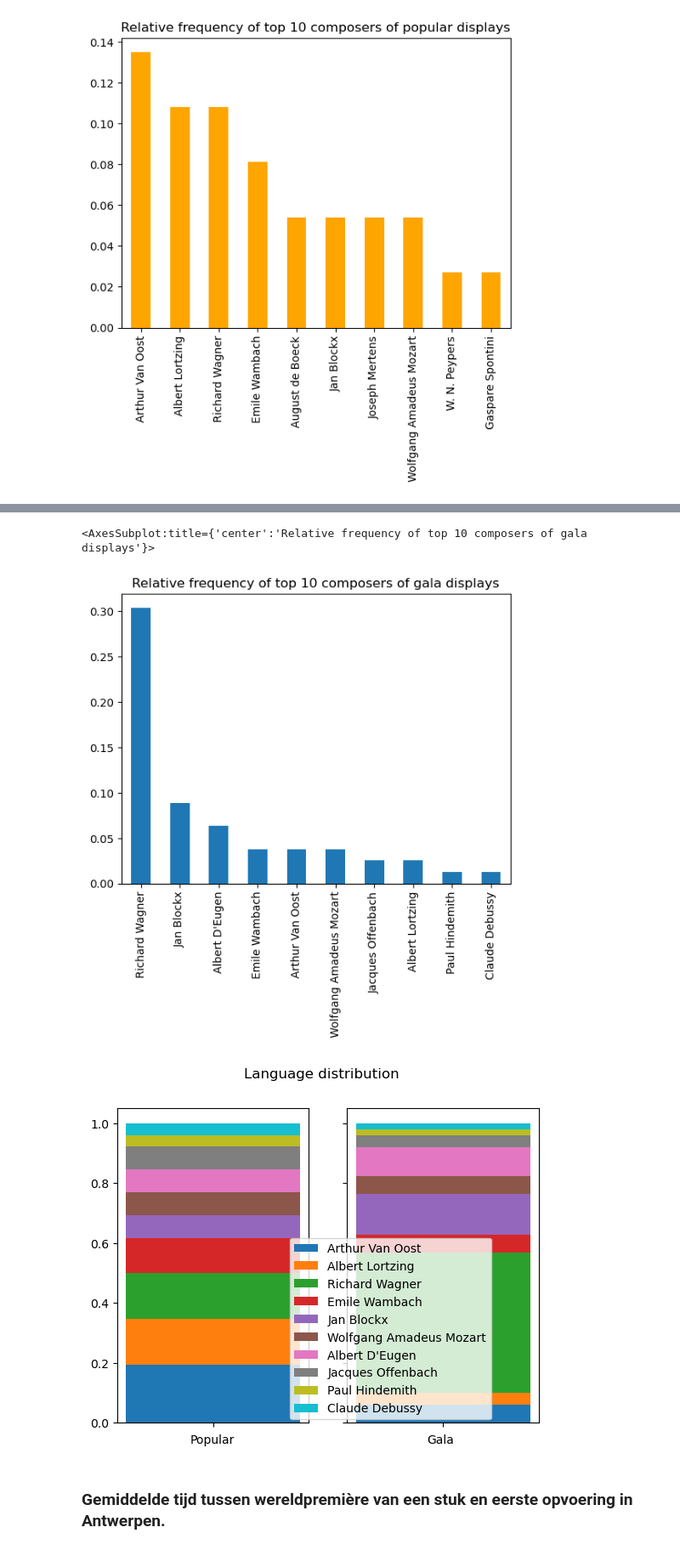
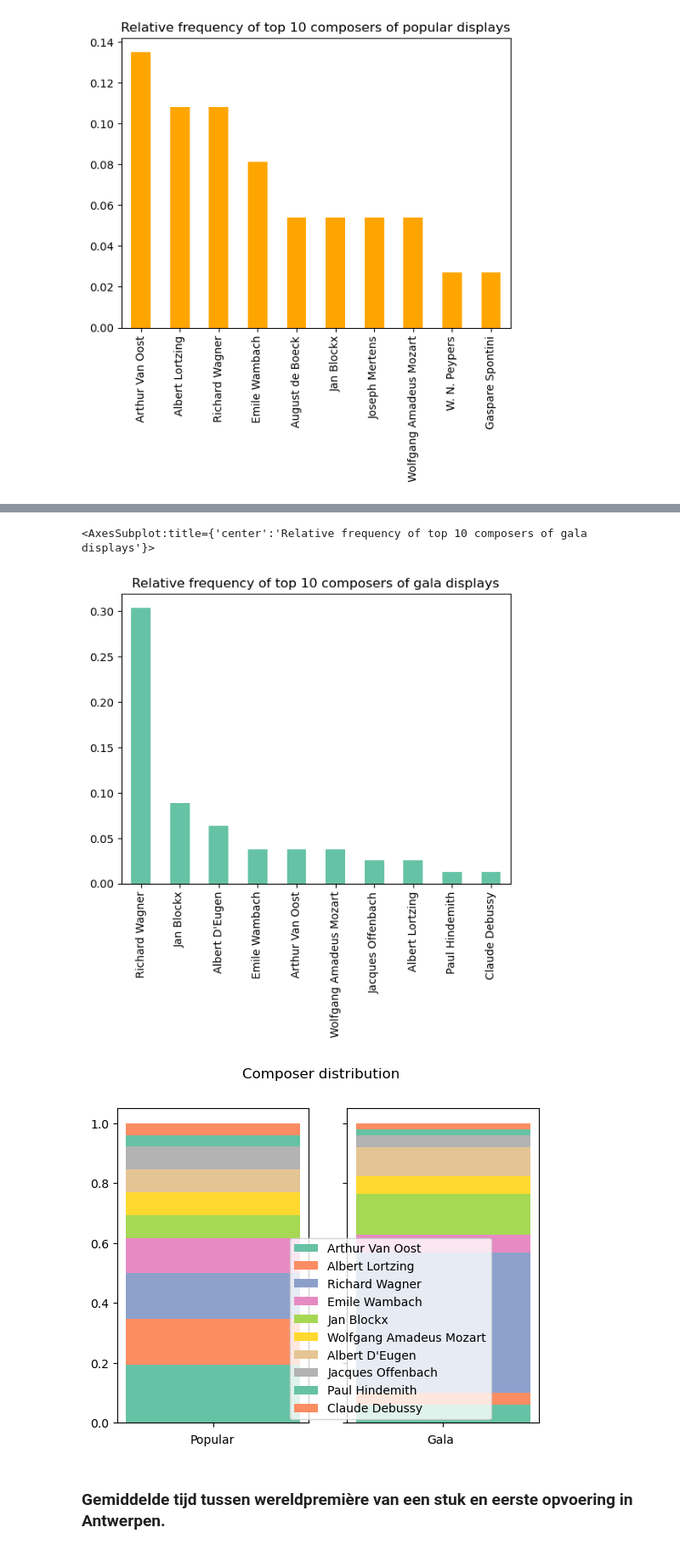
Before and after one commit to MonaDT/OPERA, a Jupyter notebook: notebooks/Data_exploration.ipynb, the cells around one changed output, grey strips where cells are left out. Shown at 85% size. Saved outputs shown, nothing was run; the diff lists cells and outputs as text; code cells hidden in the pictures.

Commit message:
new_plots

```diff
--- a/notebooks/Data_exploration.ipynb
+++ b/notebooks/Data_exploration.ipynb
@@ -6,5 +6,7 @@ Dataset met alle metadata en preprocessing steps binnenhalen.
 import pandas as pd
 import matplotlib.pyplot as plt
 import numpy as np
-df = pd.read_csv("../Materials/KVO_META.csv", encoding='utf8', index_col=False)
+import seaborn as sns
+df = pd.read_csv("../Materials/KVO_META.csv", encoding='Latin-1', index_col=False)
 df['Genre'] = df['genre'].str.lower()
+sns.set_palette("Set2")
@@ -159,3 +217,17 @@ testV.plot(kind='bar', title='Relative frequency of top 10 composers of popular
 # %% [output]
 <AxesSubplot:title={'center':'Relative frequency of top 10 composers of popular displays'}>
 [figure]
+# %%
+import matplotlib.pyplot as plt
+import seaborn as sns
+
+testV = volk['Composer'].value_counts(normalize=True).head(10)
+
+sns.set_style('whitegrid')
+plt.figure(figsize=(10,6))
+ax = sns.barplot(x=testV.index, y=testV.values, palette='Oranges')
+plt.title('Relative frequency of top 10 composers of popular displays')
+plt.xlabel('Composer')
+plt.ylabel('Relative Frequency')
+plt.xticks(rotation=45)
+plt.show()
@@ -164,7 +238,7 @@ testG = galas['Composer'].value_counts(normalize=True).head(10)
 testG.plot(kind='bar', title= 'Relative frequency of top 10 composers of gala displays')
 # %% [output]
 <AxesSubplot:title={'center':'Relative frequency of top 10 composers of gala displays'}>
-[figure, old version]
+[figure, new version]
 # %%
 import matplotlib.pyplot as plt
 import numpy as np
@@ -202,35 +276,35 @@ for i, key in enumerate(keys):
         #color = colors[i]
         ax1.bar(x_labels_1, stacked_data_1[i], bottom=stacked_data_1[:i].sum(axis=0))
 
 # Add a legend for the first chart
 #ax1.legend([key for key in keys if key in data_1.keys()])
 
 # Define the x-axis labels for the second chart
 x_labels_2 = ['']
 
 # Stack the data for the second chart
 stacked_data_2 = np.row_stack([data_2.get(key, 0) for key in keys])
 stacked_data_2 = stacked_data_2 / stacked_data_2.sum(axis=0)
 
 # Create the stacked bar chart for the second chart
 for i, key in enumerate(keys):
     if key in data_2.keys():
         #color = colors[i]
         ax2.bar(x_labels_2, stacked_data_2[i], bottom=stacked_data_2[:i].sum(axis=0))
 
 # Add a legend for the second chart
 ax2.legend([key for key in keys if key in data_2.keys()], loc = (-0.3, 0.01))
 
 # Add axis labels and title
 fig.text(0.3, 0.06, 'Popular', ha='center')
 fig.text(0.72, 0.06, 'Gala', ha='center')
 #fig.text(0.08, 0.5, 'Percentages', va='center', rotation='vertical')
-fig.suptitle('Language distribution')
+fig.suptitle('Composer distribution')
 
 # Display the chart
 plt.show()
 # %% [output]
-[figure, old version]
+[figure, new version]
 # %%
 def plot_rel_freq(df, title):
     x = []
```
Also changed, not shown: parts of 26 cells of this notebook, 8 other files.
